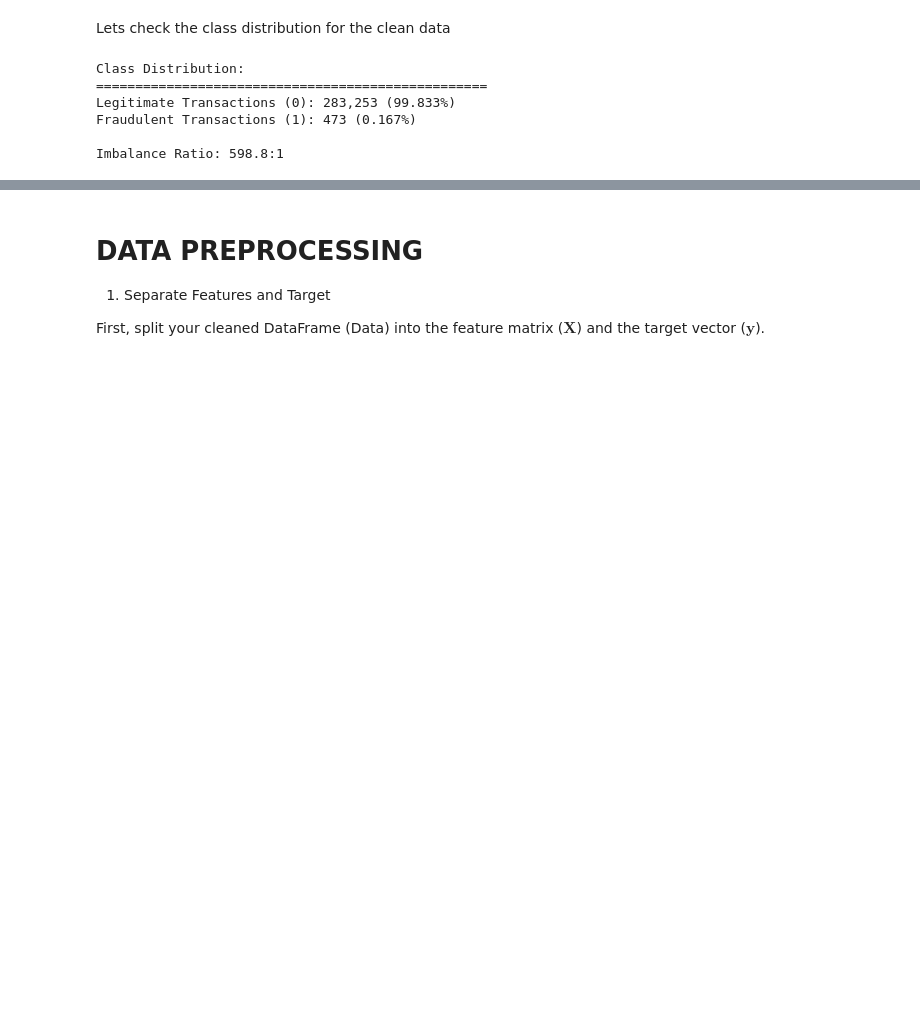
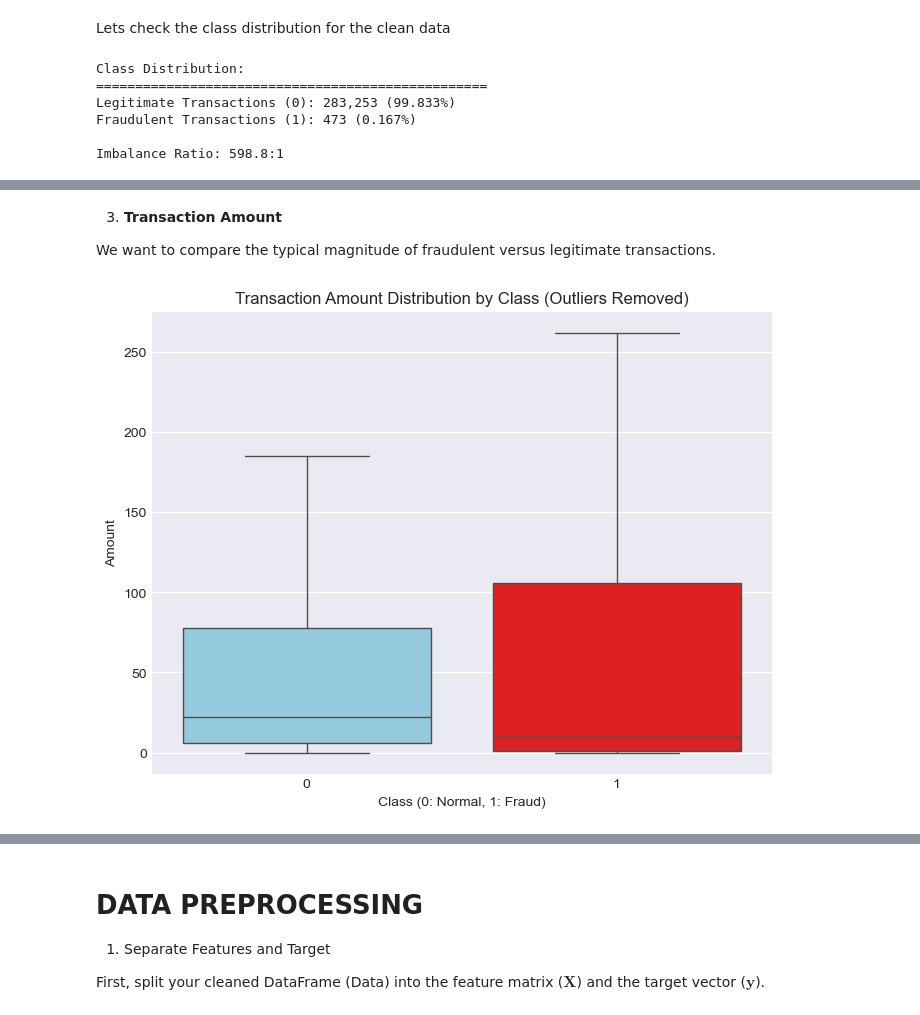
Before and after one commit to mwendemichelle4-dev/Credit-Card-Fraud-Detection-Analysis, a Jupyter notebook: Notebook.ipynb, the cells around one changed output, grey strips where cells are left out. Cells and saved outputs as stored; diff of their text form; code cells hidden in the pictures; blank space fills up the shorter version.

```diff
--- a/Notebook.ipynb
+++ b/Notebook.ipynb
@@ -319,0 +349,16 @@ plt.show()
+# %% [markdown]
+3. **Transaction Amount**
+
+We want to compare the typical magnitude of fraudulent versus legitimate transactions.
+# %%
+plt.figure(figsize=(8, 6))
+sns.boxplot(x='Class', y='Amount', data=data_clean, palette=['skyblue', 'red'], showfliers=False)
+plt.title('Transaction Amount Distribution by Class (Outliers Removed)')
+plt.xlabel('Class (0: Normal, 1: Fraud)')
+plt.ylabel('Amount')
+
+# Note: showfliers=False is used here because the huge outliers will skew the boxplot dramatically.
+# Fraudulent transactions often cluster at lower amounts (testing the card) or highly unusual amounts.
+plt.show()
+# %% [output]
+[figure, added]
```
Also changed, not shown: parts of 16 cells of this notebook.
